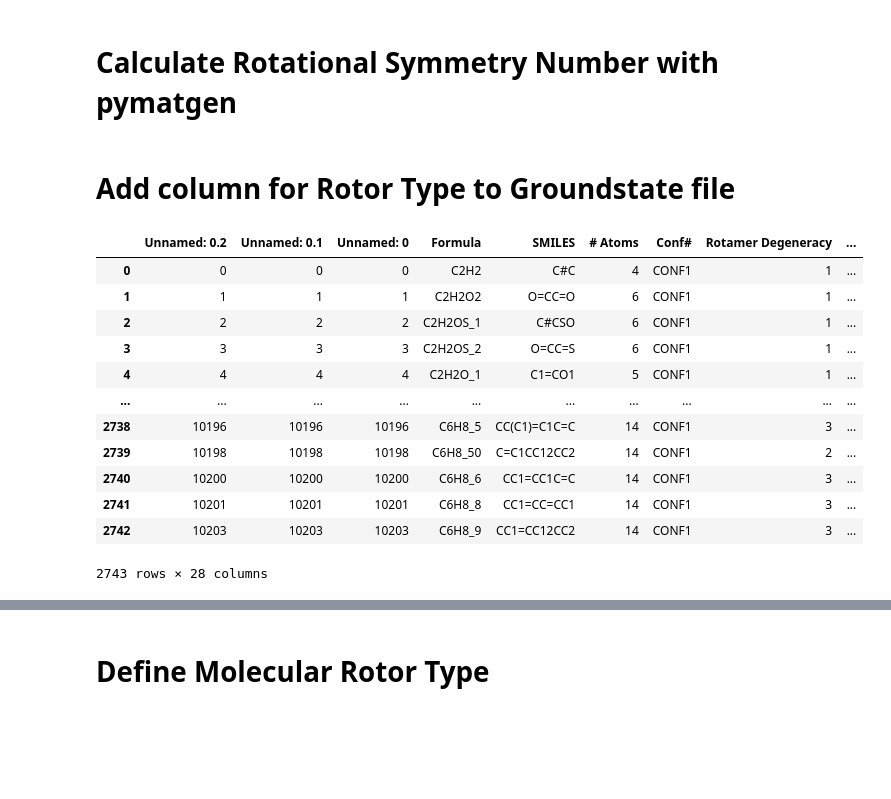
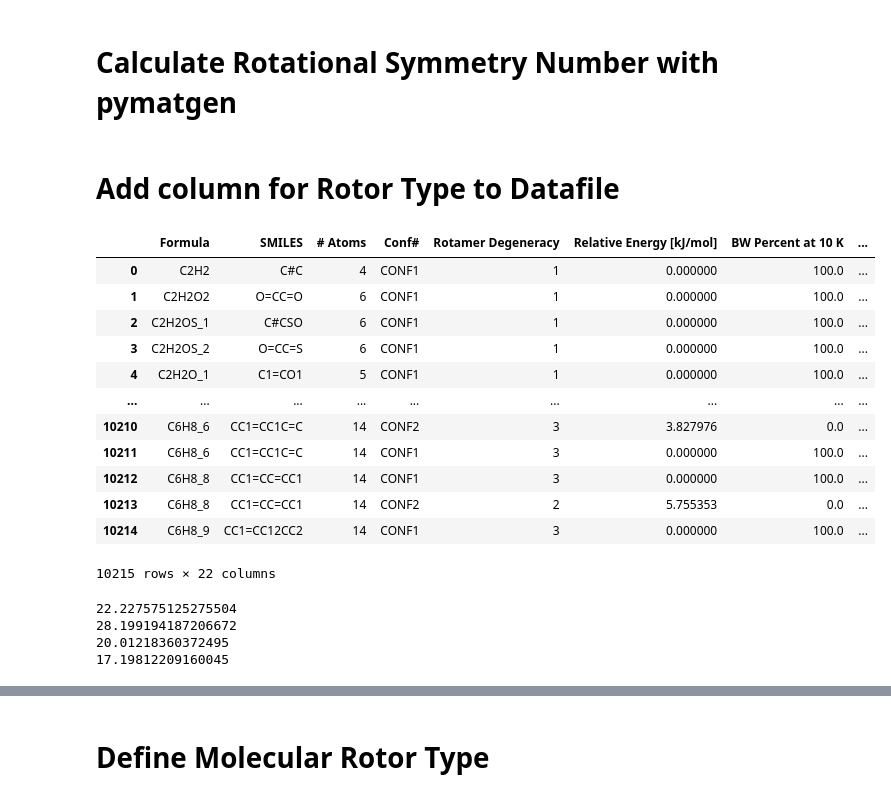
Before and after one commit to mpettyjo/4_BigData, a Jupyter notebook: 4_SPCAT.ipynb, the cells around one changed output, grey strips where cells are left out. Drawn from its saved outputs; the diff is of its cells as text; code cells hidden in the pictures; blank space fills up the shorter version.

```diff
--- a/4_SPCAT.ipynb
+++ b/4_SPCAT.ipynb
@@ -24,24 +24,25 @@ def get_symmetry_number(file):
     mol = amg.Molecule.from_file(file)
     return amg.PointGroupAnalyzer(mol).get_rotational_symmetry_number()
 # %% [markdown]
-# Add column for Rotor Type to Groundstate file
+# Add column for Rotor Type to Datafile
 # %%
-df_ground = pd.read_csv('/Users/z5380625/Documents/Research/4_BigData/B971_def2TZVPD_DataFile1_GroundState.csv') # load groundstate csv file
-rays_asymm = (2*df_ground['B [cm-1]'].values - df_ground['A [cm-1]'].values - df_ground['C [cm-1]'].values)/(df_ground['A [cm-1]'].values - df_ground['C [cm-1]'].values)
-df_ground['rays_asymm'] = rays_asymm
-df_ground
+df = pd.read_csv('/Users/z5380625/Documents/Research/4_BigData/B971_def2TZVPD_DataFile1.csv') # load csv file
+rays_asymm = (2*df['B [cm-1]'].values - df['A [cm-1]'].values - df['C [cm-1]'].values)/(df['A [cm-1]'].values - df['C [cm-1]'].values)
+df['rays_asymm'] = rays_asymm
-# %% [output]
-|  | Unnamed: 0.2 | Unnamed: 0.1 | Unnamed: 0 | Formula | SMILES | # Atoms | Conf# | Rotamer Degeneracy | ... |
-| 0 | 0 | 0 | 0 | C2H2 | C#C | 4 | CONF1 | 1 | ... |
-| 1 | 1 | 1 | 1 | C2H2O2 | O=CC=O | 6 | CONF1 | 1 | ... |
-| 2 | 2 | 2 | 2 | C2H2OS_1 | C#CSO | 6 | CONF1 | 1 | ... |
-| 3 | 3 | 3 | 3 | C2H2OS_2 | O=CC=S | 6 | CONF1 | 1 | ... |
-| 4 | 4 | 4 | 4 | C2H2O_1 | C1=CO1 | 5 | CONF1 | 1 | ... |
-| ... | ... | ... | ... | ... | ... | ... | ... | ... | ... |
-| 2738 | 10196 | 10196 | 10196 | C6H8_5 | CC(C1)=C1C=C | 14 | CONF1 | 3 | ... |
-| 2739 | 10198 | 10198 | 10198 | C6H8_50 | C=C1CC12CC2 | 14 | CONF1 | 2 | ... |
-| 2740 | 10200 | 10200 | 10200 | C6H8_6 | CC1=CC1C=C | 14 | CONF1 | 3 | ... |
-| 2741 | 10201 | 10201 | 10201 | C6H8_8 | CC1=CC=CC1 | 14 | CONF1 | 3 | ... |
-| 2742 | 10203 | 10203 | 10203 | C6H8_9 | CC1=CC12CC2 | 14 | CONF1 | 3 | ... |
-2743 rows × 28 columns
+# %%
+df
+# %% [output]
+|  | Formula | SMILES | # Atoms | Conf# | Rotamer Degeneracy | Relative Energy [kJ/mol] | BW Percent at 10 K | ... |
+| 0 | C2H2 | C#C | 4 | CONF1 | 1 | 0.000000 | 100.0 | ... |
+| 1 | C2H2O2 | O=CC=O | 6 | CONF1 | 1 | 0.000000 | 100.0 | ... |
+| 2 | C2H2OS_1 | C#CSO | 6 | CONF1 | 1 | 0.000000 | 100.0 | ... |
+| 3 | C2H2OS_2 | O=CC=S | 6 | CONF1 | 1 | 0.000000 | 100.0 | ... |
+| 4 | C2H2O_1 | C1=CO1 | 5 | CONF1 | 1 | 0.000000 | 100.0 | ... |
+| ... | ... | ... | ... | ... | ... | ... | ... | ... |
+| 10210 | C6H8_6 | CC1=CC1C=C | 14 | CONF2 | 3 | 3.827976 | 0.0 | ... |
+| 10211 | C6H8_6 | CC1=CC1C=C | 14 | CONF1 | 3 | 0.000000 | 100.0 | ... |
+| 10212 | C6H8_8 | CC1=CC=CC1 | 14 | CONF1 | 3 | 0.000000 | 100.0 | ... |
+| 10213 | C6H8_8 | CC1=CC=CC1 | 14 | CONF2 | 2 | 5.755353 | 0.0 | ... |
+| 10214 | C6H8_9 | CC1=CC12CC2 | 14 | CONF1 | 3 | 0.000000 | 100.0 | ... |
+10215 rows × 22 columns
 # %%
@@ -69,24 +70,31 @@ df_ground['Sigma'] = sigma_list
 # %%
-A=df_ground['A [cm-1]'].values
-B=df_ground['B [cm-1]'].values
-C=df_ground['C [cm-1]'].values
-sigma=df_ground['Sigma'].values
+A=df['A [cm-1]'].values
+B=df['B [cm-1]'].values
+C=df['C [cm-1]'].values
+sigma=df['Sigma'].values
 ABC_list = list(zip(A,B,C,sigma))
 
 rotor_type_list = []
 qrot_list = []
 for ABC in ABC_list:
+    A = ABC[0]
+    B = ABC[1]
+    C = ABC[2]
+    sigma = ABC[3]
+    rotor_type = define_mol_rotor_type(A,B,C)
     A = ABC[0]*29979.2458
     B = ABC[1]*29979.2458
     C = ABC[2]*29979.2458
-    sigma = ABC[3]
-    rotor_type = define_mol_rotor_type(A,B,C)
     if rotor_type == 'Spherical':
         rotor_type_list.append('Spherical')
         qrot = qrot_asym(A,B,C,sigma)
         qrot_list.append(qrot)
     elif rotor_type == 'Linear':
         rotor_type_list.append('Linear')
+        qrot = qrot_linear(B)
+        qrot_list.append(qrot)
+    elif rotor_type == 'Quasilinear':
+        rotor_type_list.append('Quasilinear')
         qrot = qrot_linear(B)
         qrot_list.append(qrot)
     elif rotor_type == 'Prolate':
@@ -103,5 +111,10 @@ for ABC in ABC_list:
         qrot_list.append(qrot)
 
 
-df_ground['Rotor Type'] = rotor_type_list
-df_ground['Qrot @ 9.375 K'] = qrot_list
+df['Rotor Type'] = rotor_type_list
+df['Qrot @ 9.375 K'] = qrot_list
+# %% [output]
+22.227575125275504
+28.199194187206672
+20.01218360372495
+17.19812209160045
```
Also changed, not shown: parts of 10 cells of this notebook.
